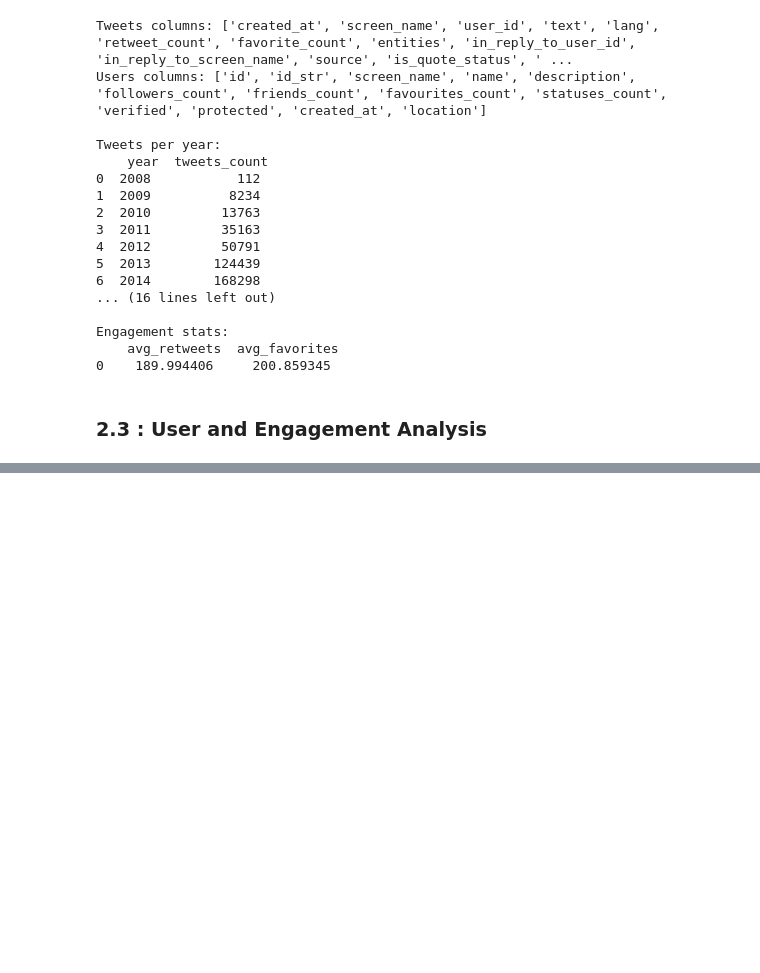
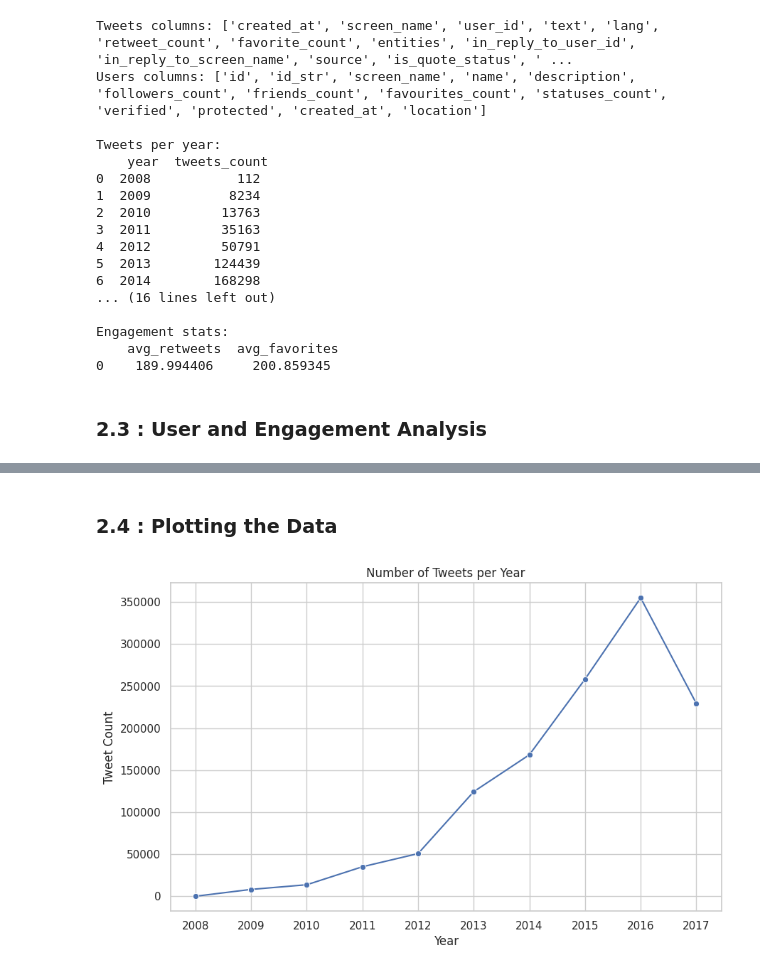
Before and after one commit to AshminDhungana/lobbyists4america-insights, a Jupyter notebook: descriptive_statistics.ipynb, the cells around one changed output, grey strips where cells are left out. Drawn from its saved outputs; the diff is of its cells as text; code cells hidden in the pictures; blank space fills up the shorter version.

Commit message:
Re-commit due to large file size, removed unnecessary outputs

```diff
--- a/descriptive_statistics.ipynb
+++ b/descriptive_statistics.ipynb
@@ -131,19 +131,22 @@ LIMIT 10;
 df_top_users = pd.read_sql_query(query_top_users, conn)
 print("Top 10 active users:\n", df_top_users)
 
+# Ensure every element is a Python list
+tweets_df['hashtags'] = tweets_df['hashtags'].apply(lambda x: ast.literal_eval(x) if isinstance(x, str) else x)
+tweets_df['mentions'] = tweets_df['mentions'].apply(lambda x: ast.literal_eval(x) if isinstance(x, str) else x)
 
-# Count tweets with at least one hashtag / mention
+# 1) Count tweets with at least one hashtag / mention
 tweets_with_hashtags = (tweets_df['hashtags'].apply(len) > 0).sum()
 tweets_with_mentions = (tweets_df['mentions'].apply(len) > 0).sum()
 
 print("Tweets with at least one hashtag:", tweets_with_hashtags)
 print("Tweets with at least one mention:", tweets_with_mentions)
 
-# Flatten all lists to count top hashtags / mentions
+# 2) Flatten all lists to count top hashtags / mentions
 all_hashtags = list(itertools.chain.from_iterable(tweets_df['hashtags']))
 all_mentions = list(itertools.chain.from_iterable(tweets_df['mentions']))
 
-# Top 10
+# 3) Top 10
 top_hashtags = Counter(all_hashtags).most_common(10)
 top_mentions = Counter(all_mentions).most_common(10)
 
@@ -167,0 +248,19 @@ NameError: name 'itertools' is not defined
+# %% [markdown]
+### 2.4 : Plotting the Data
+# %%
+import matplotlib.pyplot as plt
+import seaborn as sns
+sns.set_theme(style="whitegrid")
+
+#Number of Tweets Per Year
+tweets_per_year = tweets_df.groupby('year').size().reset_index(name='tweet_count')
+
+plt.figure(figsize=(10,6))
+sns.lineplot(data=tweets_per_year, x='year', y='tweet_count', marker='o')
+plt.title('Number of Tweets per Year')
+plt.xlabel('Year')
+plt.ylabel('Tweet Count')
+plt.xticks(tweets_per_year['year'])
+plt.show()
+# %% [output]
+[figure, added]
```
Also changed, not shown: parts of 4 cells of this notebook.
